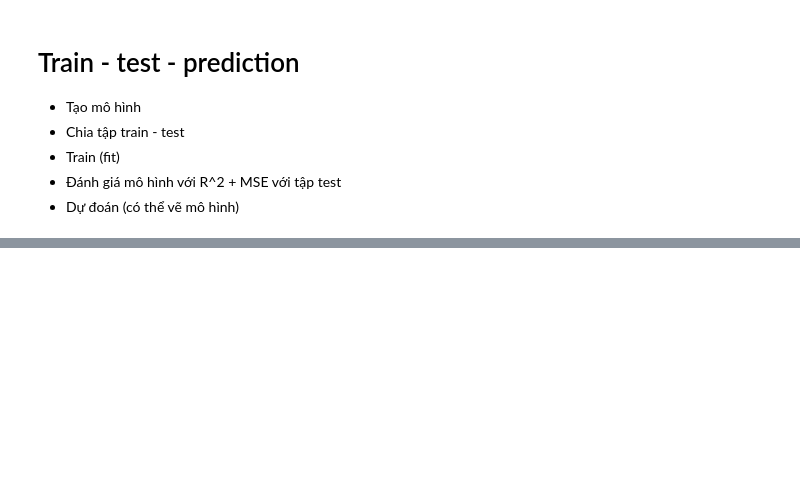
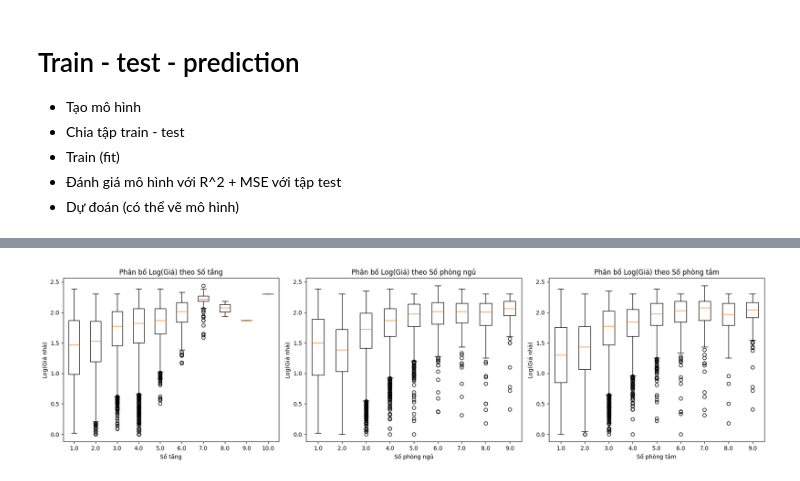
Before and after one commit to anhvq44/CSA_SPCK, a Jupyter notebook: VN_house_price.ipynb, the cells around one changed output, grey strips where cells are left out. Drawn from its saved outputs; the diff is of its cells as text; code cells hidden in the pictures; blank space fills up the shorter version.

```diff
--- a/VN_house_price.ipynb
+++ b/VN_house_price.ipynb
@@ -182,0 +238,23 @@ array([ 0.27546636, -0.00608914,  0.11698577,  0.01395647,  0.06396137,
+# %%
+box_features = [('Floors', 'Số tầng'), ('Bedrooms', 'Số phòng ngủ'), ('Bathrooms', 'Số phòng tắm')]
+fig, axes = plt.subplots(1, len(box_features), figsize=(6 * len(box_features), 5))
+
+for ax, (feature, xlabel) in zip(axes, box_features):
+
+    data = [
+        y_log[estate_data[feature] == val]
+        for val in sorted(estate_data[feature].dropna().unique())
+    ]
+
+    labels = sorted(estate_data[feature].dropna().unique())
+
+    ax.boxplot(data, labels=labels, showfliers=True)
+
+    ax.set_title(f"Phân bố Log(Giá) theo {xlabel}")
+    ax.set_xlabel(xlabel)
+    ax.set_ylabel("Log(Giá nhà)")
+
+plt.tight_layout()
+plt.show()
+# %% [output]
+[figure, added]
```
Also changed, not shown: parts of 16 cells of this notebook.
